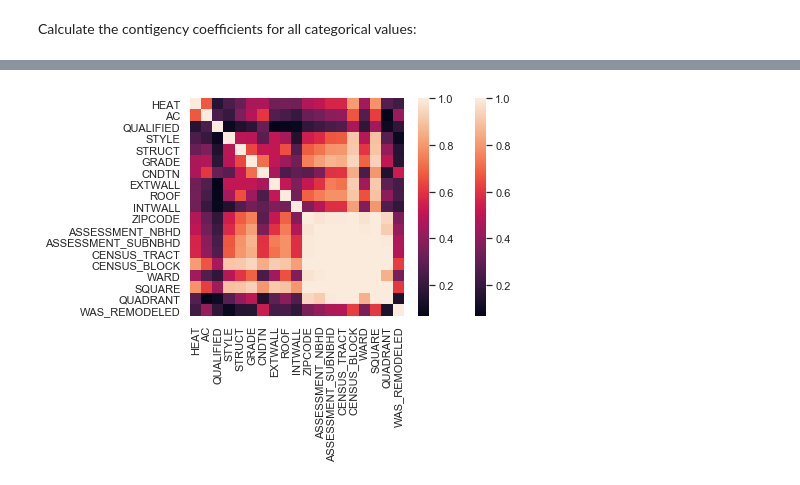
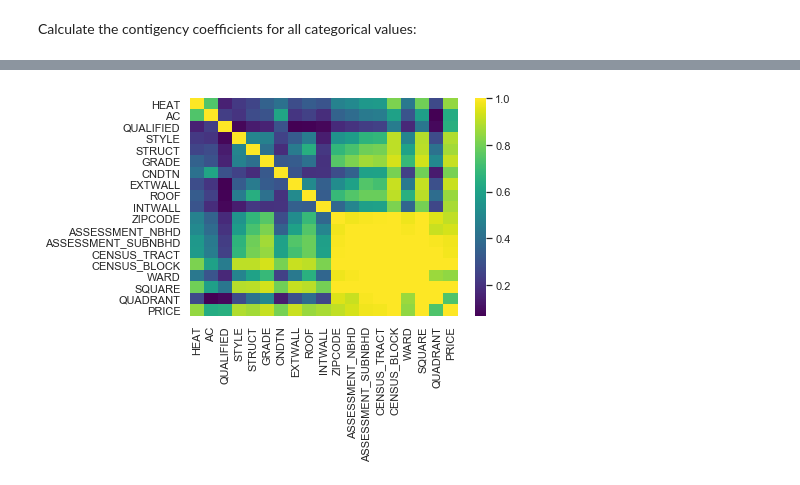
Before and after one commit to rickardsjp/DC_Housing_Tongji, a Jupyter notebook: DC_Housing_Correlations.ipynb, the cells around one changed output, grey strips where cells are left out. Saved outputs shown, nothing was run; the diff lists cells and outputs as text; code cells hidden in the pictures.

```diff
--- a/DC_Housing_Correlations.ipynb
+++ b/DC_Housing_Correlations.ipynb
@@ -10,5 +10,5 @@ sns.set(style="white", color_codes=True)
 # %% [markdown]
 # Load data
 # %%
-data = pd.read_csv('data/data_cleaned_row.csv')
+data = pd.read_csv('data/DC_Properties.csv')
 data
@@ -15,3 +55,15 @@ data
+# %%
+#convert saledate to datetime
+data['SALEDATE'] = pd.to_datetime(data['SALEDATE'])
+#Calculating the difference in years between Last Sale Date and Year Built
+data['SalevYB']=data['SALEDATE'].dt.year - data['AYB']
+#Calculating the difference in years between Last Sale Date and Year Improved
+data['SalevYI']=data['SALEDATE'].dt.year - data['EYB']
+
+data['SQUARE'] = data['SQUARE'].astype(str)
+
+data = data.drop(["SALEDATE", "EYB", "AYB", "Unnamed: 0", "LIVING_GBA", "GIS_LAST_MOD_DTTM", "SOURCE", "CITY", "STATE"], axis=1)
+data = data[data["STRUCT"].notnull() & data["STYLE"].notnull() & data["GRADE"].notnull() & data["CNDTN"].notnull() & data["EXTWALL"].notnull() & data["ROOF"].notnull() & data["INTWALL"].notnull()  & data["STORIES"].notnull() & data["KITCHENS"].notnull() & data["ASSESSMENT_SUBNBHD"].notnull()  & data["CENSUS_BLOCK"].notnull()]
 # %%
 data.columns
 # %% [output]
@@ -119,5 +172,6 @@ contingency_coefficent(data.QUALIFIED, data.ROOF)
 # %%
 categorical_cols = ["HEAT", "AC", "QUALIFIED", "STYLE", "STRUCT", "GRADE", "CNDTN", "EXTWALL", "ROOF",
                     "INTWALL", "ZIPCODE", "ASSESSMENT_NBHD", "ASSESSMENT_SUBNBHD", "CENSUS_TRACT", "CENSUS_BLOCK",
-                    "WARD", "SQUARE", "QUADRANT", "WAS_REMODELED", "PRICE"]
-numeric_cols = ["BATHRM", "HF_BATHRM", "NUM_UNITS", "ROOMS", "BEDRM", "YR_RMDL", "STORIES"]
+                    "WARD", "SQUARE", "QUADRANT", "PRICE"]
+numeric_cols = ["BATHRM", "HF_BATHRM", "NUM_UNITS", "ROOMS", "BEDRM", "YR_RMDL", "STORIES", "PRICE", "SALE_NUM", "GBA",
+               "LANDAREA"]
@@ -136,12 +179,24 @@ Index(['BATHRM', 'HF_BATHRM', 'HEAT', 'AC', 'NUM_UNITS', 'ROOMS', 'BEDRM',
 Calculate the contigency coefficients for all categorical values:
 # %%
 def paired_contincency(data):
-    names = data.columns.values
+    names = data.columns.values.tolist()
     result_df = pd.DataFrame(index=names, columns=names)
-    for i in names:
+    while len(names) > 0:
+        i = names.pop(0)
+        result_df[i][i] = 1
         for ii in names:
-            if i == ii:
-                result_df[i][ii] = result_df[ii][i] = 1
-            else:
+            try:
                 result_df[i][ii] = result_df[ii][i] = contingency_coefficent(data[i], data[ii])
+            except (TypeError, ZeroDivisionError):
+                print(i, ii)
     return result_df
+
+def paired_corr(data):
+    names = data.columns.values.tolist()
+    result_df = pd.DataFrame(index=names, columns=names)
+    while len(names) > 0:
+        i = names.pop(0)
+        result_df[i][i] = 1
+        for ii in names:
+            result_df[i][ii] = result_df[ii][i] = data[i].corr(data[ii])
+    return result_df
@@ -171,5 +224,5 @@ df
 # %%
-g = sns.heatmap(df.astype(float))
+g = sns.heatmap(df.astype(float), cmap = "viridis")
 plt.show()
 # %% [output]
-[figure, old version]
+[figure, new version]
```
Also changed, not shown: parts of 22 cells of this notebook.
